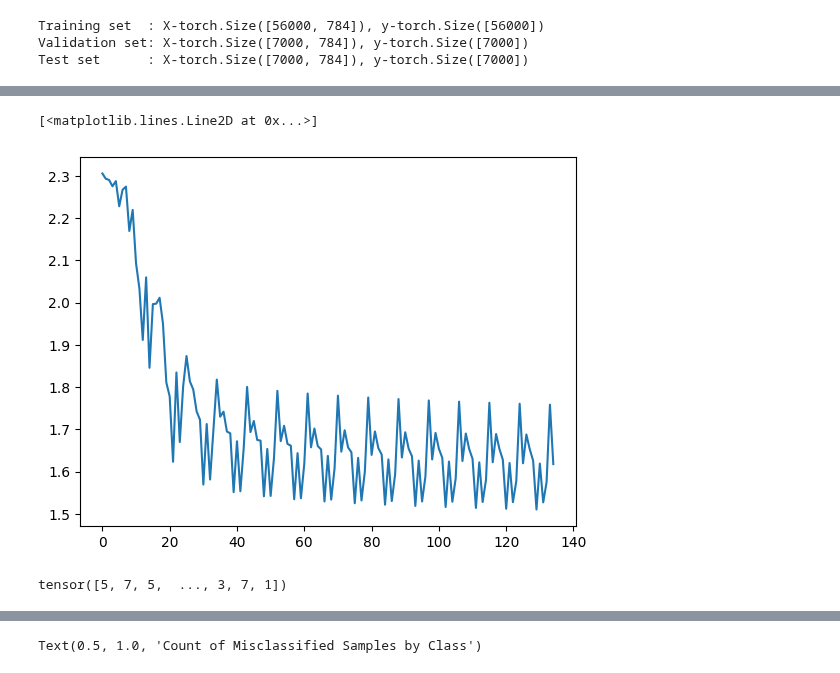
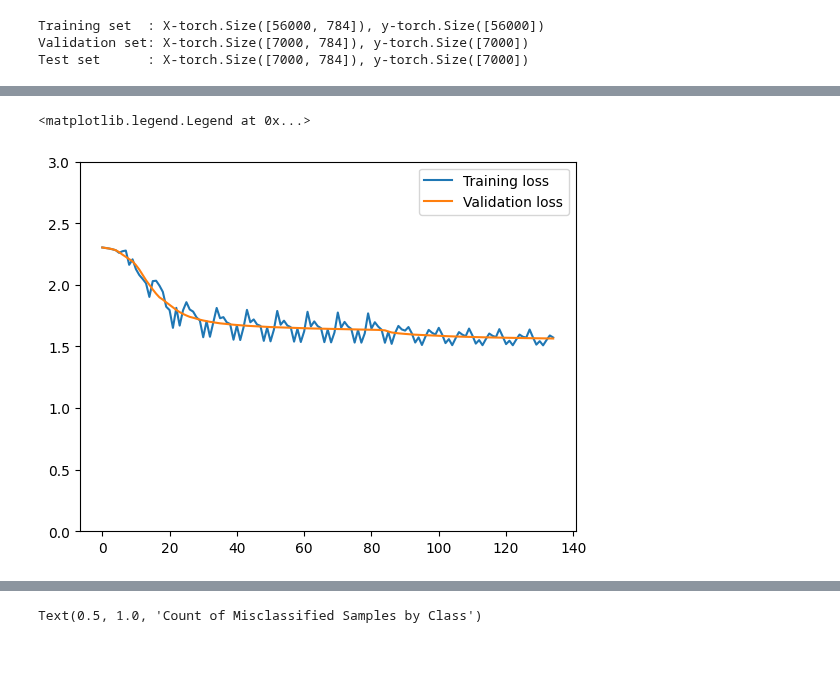
Before and after one commit to shane-kercheval/neural-networks, a Jupyter notebook: multilayer_perceptron/pytorch_mlp_mnist.ipynb, the cells around one changed output, grey strips where cells are left out. Drawn from its saved outputs; the diff is of its cells as text; code cells hidden in the pictures.

Commit message:
Added validation loss to graphs, added device (cpu/gpu) for pytorch

```diff
--- a/multilayer_perceptron/pytorch_mlp_mnist.ipynb
+++ b/multilayer_perceptron/pytorch_mlp_mnist.ipynb
@@ -14,0 +8,11 @@ please provide us feedback at https://github.com/pandas-dev/pandas/issues/54466
+# %%
+def get_available_device() -> str:
+    """Returns the device based on the system configuration."""
+    if torch.cuda.is_available():
+        return torch.device('cuda').type
+    if torch.backends.mps.is_available():
+        return torch.device('mps').type  # https://pytorch.org/docs/stable/notes/mps.html
+    return torch.device('cpu').type
+
+device = get_available_device()
+print(f"Using device: {device}")
@@ -104,14 +103,21 @@ learning_rate = 0.01
 epochs = 15
 batch_size = 32
 
+x_train = x_train.to(device)
+y_train = y_train.to(device)
+x_val = x_val.to(device)
+y_val = y_val.to(device)
+
 dataset = TensorDataset(x_train, y_train)
 # not shuffling so that is more similar to numpy implementation
 dataloader = DataLoader(dataset, batch_size=batch_size, shuffle=False)
 
 model = MLP()
+model.to(device)
 criterion = nn.CrossEntropyLoss()
 optimizer = optim.SGD(model.parameters(), lr=learning_rate)
 losses = []
+val_losses = []
 
 for epoch in range(epochs):
     for i, (inputs, targets) in enumerate(dataloader):
@@ -122,6 +128,11 @@ for epoch in range(epochs):
         optimizer.step()
         if i % 200 == 0:
             losses.append(loss.item())
-            print(f"Epoch {epoch}, batch {i:04}, loss {loss}")
-print(f"Epoch {epoch}, batch {i:04}, loss {loss}")
+            # calculate validation loss
+            with torch.no_grad():
+                val_outputs = model(x_val)
+                val_loss = criterion(val_outputs, y_val)
+                val_losses.append(val_loss.item())
+            print(f"Epoch {epoch}, Batch {i:04}, training loss {round(loss.item(), 3)}, validation loss {round(val_loss.item(), 3)}")  # noqa
+print(f"Epoch {epoch}, Batch {i:04}, training loss {round(loss.item(), 3)}, validation loss {round(val_loss.item(), 3)}")  # noqa
 # %% [output]
@@ -145,11 +156,10 @@ Epoch 14, batch 1749, loss 1.5933167934417725
 # %%
 # plot losses over time
-plt.plot(losses)
+plt.plot(losses, label="Training loss")
+plt.plot(val_losses, label="Validation loss")
+plt.ylim(0, 3)
+plt.legend()
 # %% [output]
-[<matplotlib.lines.Line2D at 0x...>]
+<matplotlib.legend.Legend at 0x...>
-[figure, old version]
+[figure, new version]
-# %%
-y_test
-# %% [output]
-tensor([5, 7, 5,  ..., 3, 7, 1])
 # %%
```
Also changed, not shown: parts of 7 cells of this notebook, 1 other file.
